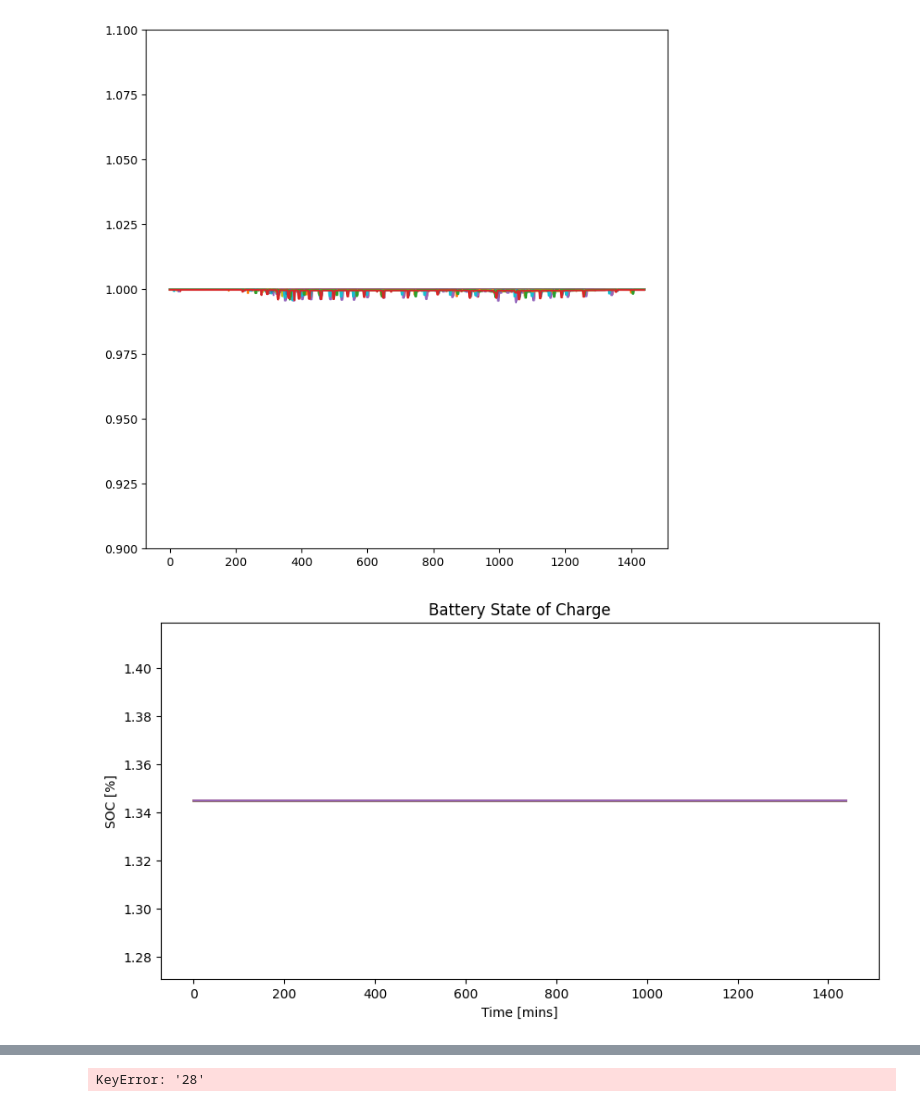
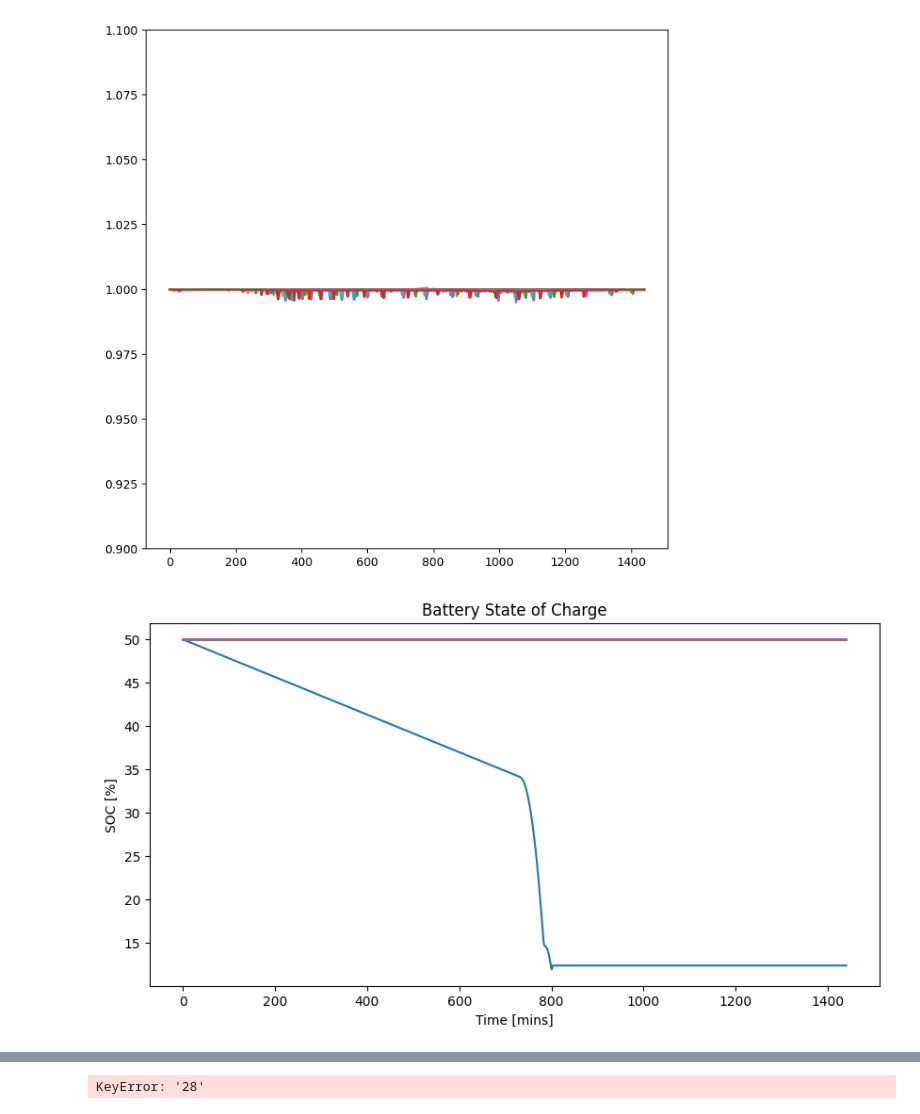
Before and after one commit to PIC-Lab/community_energy_control, a Jupyter notebook: community_sim/plotting.ipynb, the cells around one changed output, grey strips where cells are left out. Cells and saved outputs as stored; diff of their text form; code cells hidden in the pictures.

```diff
--- a/community_sim/plotting.ipynb
+++ b/community_sim/plotting.ipynb
@@ -12,7 +12,9 @@ from matplotlib.dates import date2num, datestr2num
 Last Run Plotting
 # %%
 compResultsDir = 'results/coord_return/'
-resultsDir = 'results/coord_mpc_9/'
+# resultsDir = 'results/coord_mpc_14/'
+resultsDir = 'results/noDeadband/'
+resultsDir = 'results/setpointControl_25/'
 # %%
 buildingList = [str(i) for i in range(1,29)]
 with open(resultsDir+'simParams.json') as fp:
@@ -293,15 +295,15 @@ plt.ylim([0.9, 1.1])
 [figure]
 # %%
 fig = plt.figure(figsize=(10,5))
-plt.plot(battery_df/100*16.4)
+plt.plot(battery_df/16.4*100)
 # for key, value in control_list.items():
 #     plt.plot(value['bat_ref'].to_numpy(), label=str(i))
 plt.title('Battery State of Charge')
 plt.xlabel('Time [mins]')
 plt.ylabel('SOC [%]')
 fig.patch.set_facecolor('white')
 # %% [output]
-[figure, old version]
+[figure, new version]
 # %%
 fig = plt.figure(figsize=(10,5))
 plt.xlabel('Time [mins]')
```
Also changed, not shown: parts of 24 cells of this notebook, 11 other files.
